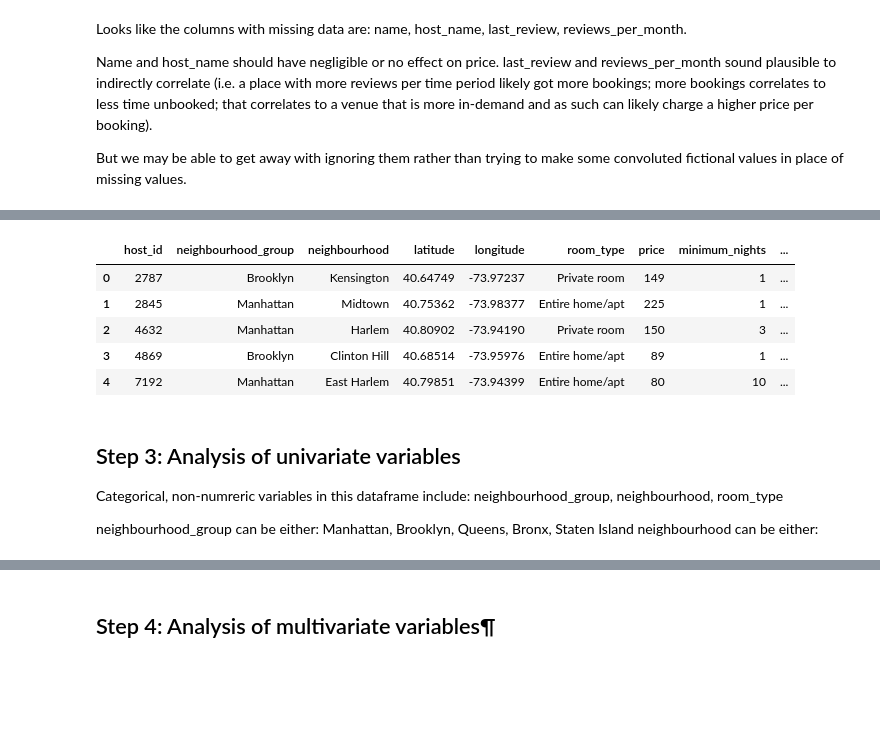
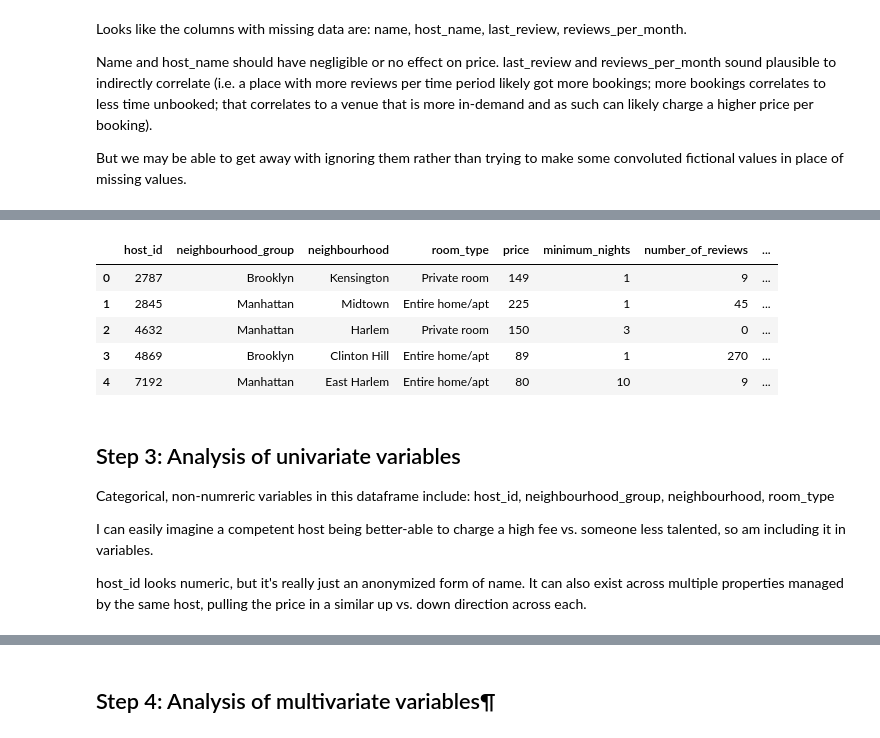
Before and after one commit to 4GeeksAcademy/machine-learning-python-template-NWinocur, a Jupyter notebook: src/explore.ipynb, the cells around one changed output, grey strips where cells are left out. Saved outputs shown, nothing was run; the diff lists cells and outputs as text; code cells hidden in the pictures; blank space fills up the shorter version.

```diff
--- a/src/explore.ipynb
+++ b/src/explore.ipynb
@@ -66,21 +66,28 @@ Count of duplicates found based on id: 0
 | 2 | 3647 | THE VILLAGE OF HARLEM....NEW YORK ! | 4632 | Elisabeth | Manhattan | Harlem | 40.80902 | -73.94190 | ... |
 | 3 | 3831 | Cozy Entire Floor of Brownstone | 4869 | LisaRoxanne | Brooklyn | Clinton Hill | 40.68514 | -73.95976 | ... |
 | 4 | 5022 | Entire Apt: Spacious Studio/Loft ... | 7192 | Laura | Manhattan | East Harlem | 40.79851 | -73.94399 | ... |
-# %%
-# remove data considered irrelevant
-raw_data.drop(["id", "name", "host_name", "last_review", "reviews_per_month"], axis = 1, inplace = True)
-raw_data.head()
-# %% [output]
-|  | host_id | neighbourhood_group | neighbourhood | latitude | longitude | room_type | price | minimum_nights | ... |
-| 0 | 2787 | Brooklyn | Kensington | 40.64749 | -73.97237 | Private room | 149 | 1 | ... |
-| 1 | 2845 | Manhattan | Midtown | 40.75362 | -73.98377 | Entire home/apt | 225 | 1 | ... |
-| 2 | 4632 | Manhattan | Harlem | 40.80902 | -73.94190 | Private room | 150 | 3 | ... |
-| 3 | 4869 | Brooklyn | Clinton Hill | 40.68514 | -73.95976 | Entire home/apt | 89 | 1 | ... |
-| 4 | 7192 | Manhattan | East Harlem | 40.79851 | -73.94399 | Entire home/apt | 80 | 10 | ... |
-# %% [markdown]
-## Step 3: Analysis of univariate variables
-Categorical, non-numreric variables in this dataframe include: neighbourhood_group, neighbourhood, room_type
-
-neighbourhood_group can be either: Manhattan, Brooklyn, Queens, Bronx, Staten Island
-neighbourhood can be either:
+# %%
+# remove data considered irrelevant
+raw_data.drop(["id", "name", "host_name", "last_review", "reviews_per_month"], axis = 1, inplace = True)
+
+# dropping lat & long because when I asked about them during office hours,
+# it sounded like it'd be bothersome to try to render something in Codespaces like a heatmap overlaid on a satellite map,
+# and these sound in some ways redundant with neighborhood & neighborhood_groups anyway
+raw_data.drop(["latitude", "longitude"], axis = 1, inplace = True)
+
+raw_data.head()
+# %% [output]
+|  | host_id | neighbourhood_group | neighbourhood | room_type | price | minimum_nights | number_of_reviews | ... |
+| 0 | 2787 | Brooklyn | Kensington | Private room | 149 | 1 | 9 | ... |
+| 1 | 2845 | Manhattan | Midtown | Entire home/apt | 225 | 1 | 45 | ... |
+| 2 | 4632 | Manhattan | Harlem | Private room | 150 | 3 | 0 | ... |
+| 3 | 4869 | Brooklyn | Clinton Hill | Entire home/apt | 89 | 1 | 270 | ... |
+| 4 | 7192 | Manhattan | East Harlem | Entire home/apt | 80 | 10 | 9 | ... |
+# %% [markdown]
+## Step 3: Analysis of univariate variables
+Categorical, non-numreric variables in this dataframe include: host_id, neighbourhood_group, neighbourhood, room_type
+
+I can easily imagine a competent host being better-able to charge a high fee vs. someone less talented, so am including it in variables.
+
+host_id looks numeric, but it's really just an anonymized form of name.  It can also exist across multiple properties managed by the same host, pulling the price in a similar up vs. down direction across each.
 # %%
```
Also changed, not shown: parts of 4 cells of this notebook.
